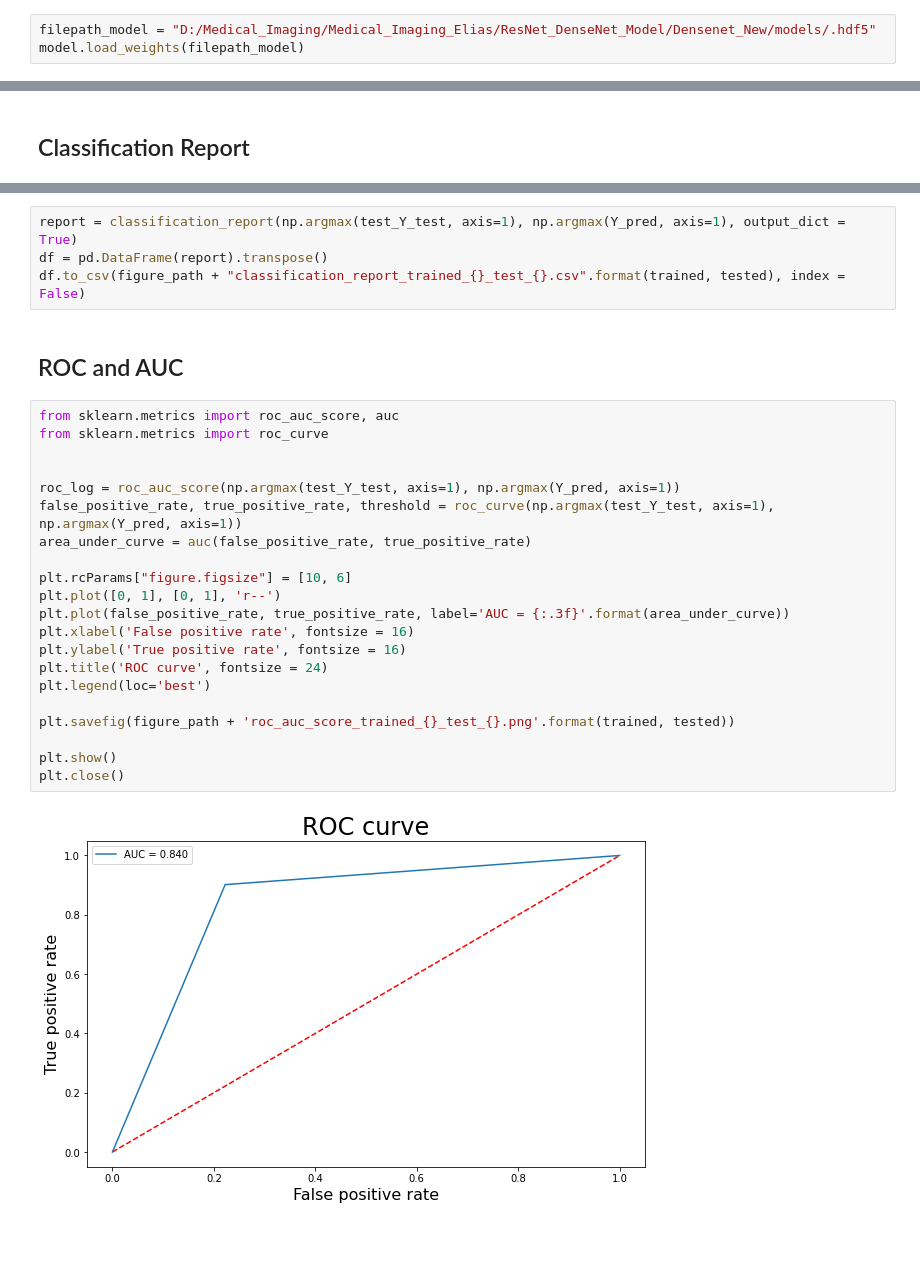
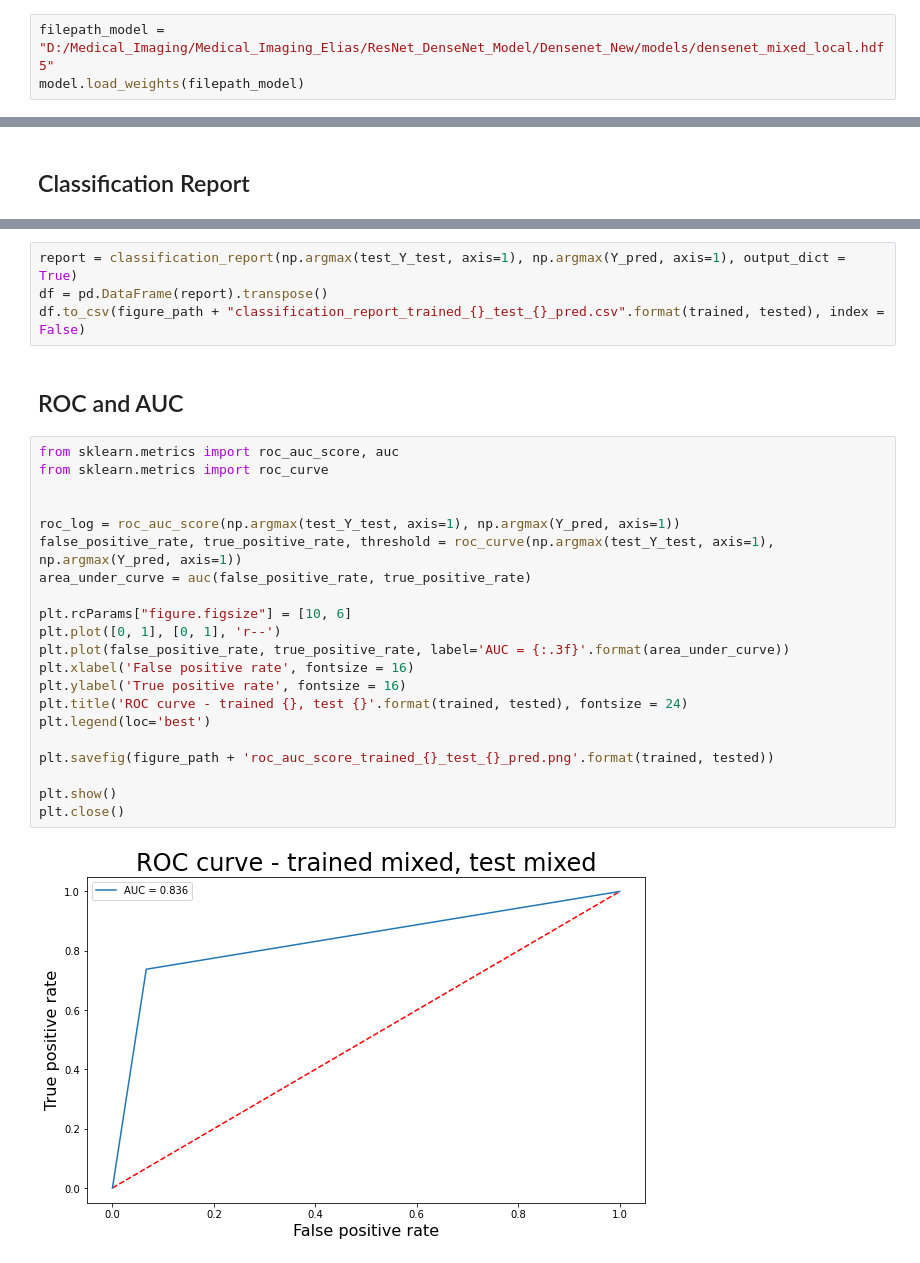
Before and after one commit to eliasmarcon/Medical_Imaging_Project, a Jupyter notebook: Pipeline/train_mixed/mixed_pipeline_eval_mixed.ipynb, the cells around one changed output, grey strips where cells are left out. Drawn from its saved outputs; the diff is of its cells as text.

Commit message:
Evaluation, Bilder, CSV, alle Models

```diff
--- a/Pipeline/train_mixed/mixed_pipeline_eval_mixed.ipynb
+++ b/Pipeline/train_mixed/mixed_pipeline_eval_mixed.ipynb
@@ -174,7 +176,7 @@ _________________________________________________________________
 # %% [markdown]
 ## Prediction on Ground Truth Data
 # %%
-filepath_model = "D:/Medical_Imaging/Medical_Imaging_Elias/ResNet_DenseNet_Model/Densenet_New/models/.hdf5"
+filepath_model = "D:/Medical_Imaging/Medical_Imaging_Elias/ResNet_DenseNet_Model/Densenet_New/models/densenet_mixed_local.hdf5"
 model.load_weights(filepath_model)
 # %%
 Y_val_pred = model.predict(x_val)
@@ -291,32 +293,32 @@ weighted avg       0.80      0.79      0.79       106
 # %%
 report = classification_report(np.argmax(test_Y_test, axis=1), np.argmax(Y_pred, axis=1), output_dict = True)
 df = pd.DataFrame(report).transpose()
-df.to_csv(figure_path + "classification_report_trained_{}_test_{}.csv".format(trained, tested), index = False)
+df.to_csv(figure_path + "classification_report_trained_{}_test_{}_pred.csv".format(trained, tested), index = False)
 # %% [markdown]
 ## ROC and AUC
 # %%
 from sklearn.metrics import roc_auc_score, auc
 from sklearn.metrics import roc_curve
 
 
 roc_log = roc_auc_score(np.argmax(test_Y_test, axis=1), np.argmax(Y_pred, axis=1))
 false_positive_rate, true_positive_rate, threshold = roc_curve(np.argmax(test_Y_test, axis=1), np.argmax(Y_pred, axis=1))
 area_under_curve = auc(false_positive_rate, true_positive_rate)
 
 plt.rcParams["figure.figsize"] = [10, 6]
 plt.plot([0, 1], [0, 1], 'r--')
 plt.plot(false_positive_rate, true_positive_rate, label='AUC = {:.3f}'.format(area_under_curve))
 plt.xlabel('False positive rate', fontsize = 16)
 plt.ylabel('True positive rate', fontsize = 16)
-plt.title('ROC curve', fontsize = 24)
+plt.title('ROC curve - trained {}, test {}'.format(trained, tested), fontsize = 24)
 plt.legend(loc='best')
 
-plt.savefig(figure_path + 'roc_auc_score_trained_{}_test_{}.png'.format(trained, tested))
+plt.savefig(figure_path + 'roc_auc_score_trained_{}_test_{}_pred.png'.format(trained, tested))
 
 plt.show()
 plt.close()
 # %% [output]
-[figure, old version]
+[figure, new version]
 # %%
 i = 0
 prop_class=[]
```
Also changed, not shown: parts of 9 cells of this notebook, 50 other files.
